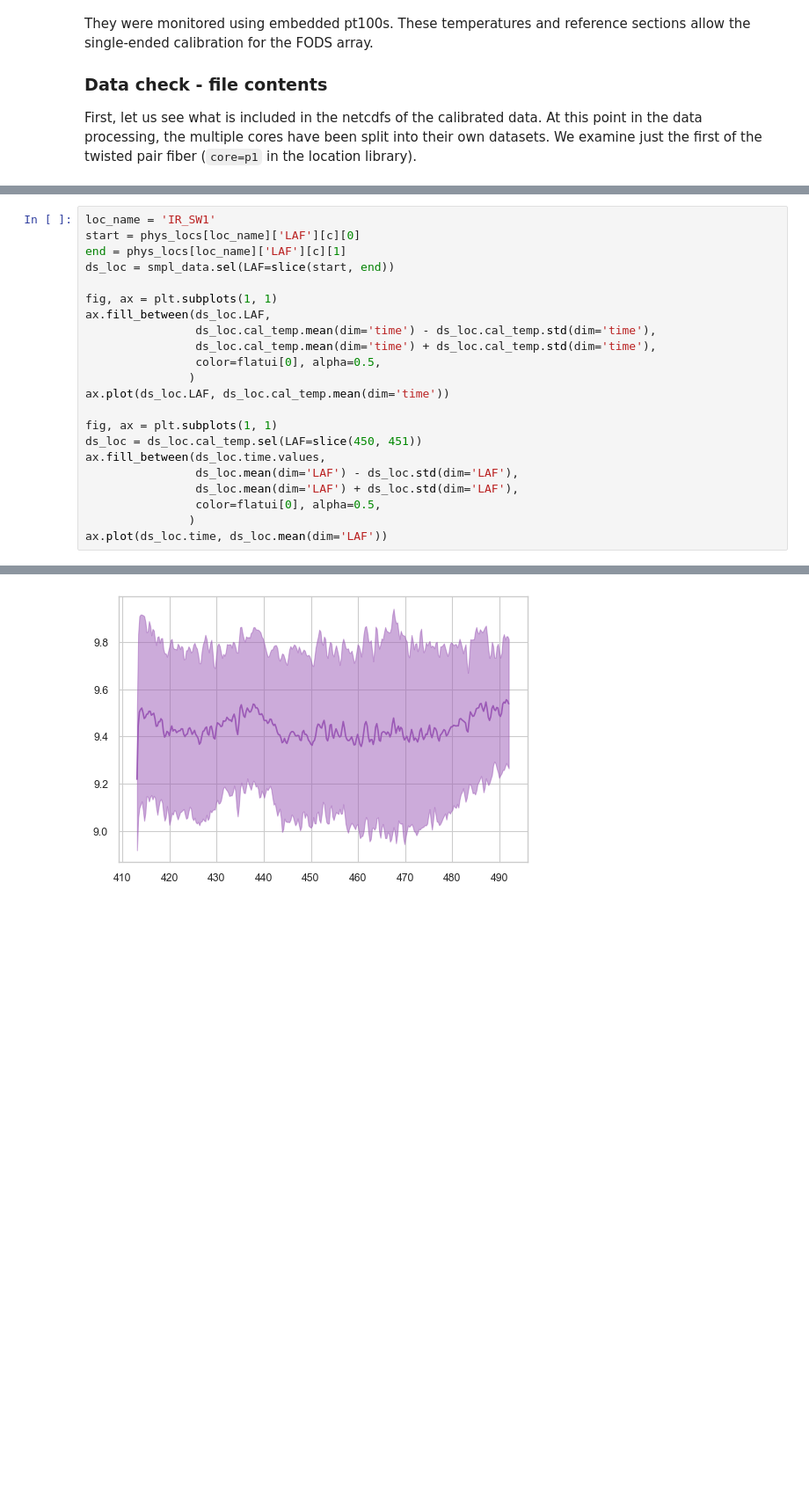
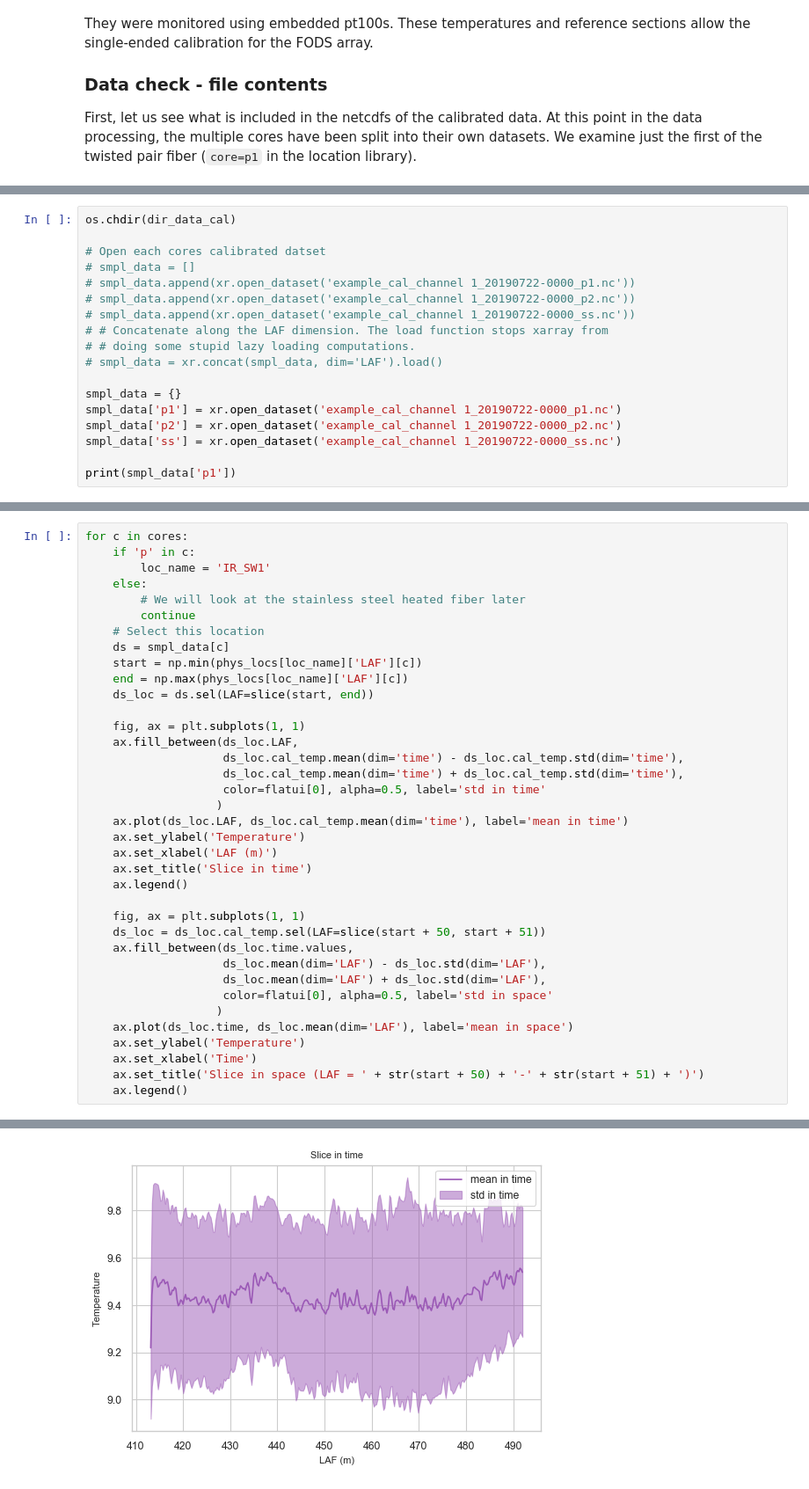
Before and after one commit to klapo/pyfocs, a Jupyter notebook: example/pyfocs_ex2_calibcheck.ipynb, the cells around one changed output, grey strips where cells are left out. Shown at 88% size. Cells and saved outputs as stored; diff of their text form; blank space fills up the shorter version.

```diff
--- a/example/pyfocs_ex2_calibcheck.ipynb
+++ b/example/pyfocs_ex2_calibcheck.ipynb
@@ -145,0 +129,18 @@ Data variables:
+# %%
+os.chdir(dir_data_cal)
+
+# Open each cores calibrated datset
+# smpl_data = []
+# smpl_data.append(xr.open_dataset('example_cal_channel 1_20190722-0000_p1.nc'))
+# smpl_data.append(xr.open_dataset('example_cal_channel 1_20190722-0000_p2.nc'))
+# smpl_data.append(xr.open_dataset('example_cal_channel 1_20190722-0000_ss.nc'))
+# # Concatenate along the LAF dimension. The load function stops xarray from
+# # doing some stupid lazy loading computations.
+# smpl_data = xr.concat(smpl_data, dim='LAF').load()
+
+smpl_data = {}
+smpl_data['p1'] = xr.open_dataset('example_cal_channel 1_20190722-0000_p1.nc')
+smpl_data['p2'] = xr.open_dataset('example_cal_channel 1_20190722-0000_p2.nc')
+smpl_data['ss'] = xr.open_dataset('example_cal_channel 1_20190722-0000_ss.nc')
+
+print(smpl_data['p1'])
@@ -258,23 +260,38 @@ fig.colorbar(im)
 # %%
-loc_name = 'IR_SW1'
-start = phys_locs[loc_name]['LAF'][c][0]
-end = phys_locs[loc_name]['LAF'][c][1]
-ds_loc = smpl_data.sel(LAF=slice(start, end))
+for c in cores:
+    if 'p' in c:
+        loc_name = 'IR_SW1'
+    else:
+        # We will look at the stainless steel heated fiber later
+        continue
+    # Select this location
+    ds = smpl_data[c]
+    start = np.min(phys_locs[loc_name]['LAF'][c])
+    end = np.max(phys_locs[loc_name]['LAF'][c])
+    ds_loc = ds.sel(LAF=slice(start, end))
 
-fig, ax = plt.subplots(1, 1)
-ax.fill_between(ds_loc.LAF,
-                ds_loc.cal_temp.mean(dim='time') - ds_loc.cal_temp.std(dim='time'),
-                ds_loc.cal_temp.mean(dim='time') + ds_loc.cal_temp.std(dim='time'),
-                color=flatui[0], alpha=0.5,
-               )
-ax.plot(ds_loc.LAF, ds_loc.cal_temp.mean(dim='time'))
+    fig, ax = plt.subplots(1, 1)
+    ax.fill_between(ds_loc.LAF,
+                    ds_loc.cal_temp.mean(dim='time') - ds_loc.cal_temp.std(dim='time'),
+                    ds_loc.cal_temp.mean(dim='time') + ds_loc.cal_temp.std(dim='time'),
+                    color=flatui[0], alpha=0.5, label='std in time'
+                   )
+    ax.plot(ds_loc.LAF, ds_loc.cal_temp.mean(dim='time'), label='mean in time')
+    ax.set_ylabel('Temperature')
+    ax.set_xlabel('LAF (m)')
+    ax.set_title('Slice in time')
+    ax.legend()
 
-fig, ax = plt.subplots(1, 1)
-ds_loc = ds_loc.cal_temp.sel(LAF=slice(450, 451))
-ax.fill_between(ds_loc.time.values,
-                ds_loc.mean(dim='LAF') - ds_loc.std(dim='LAF'),
-                ds_loc.mean(dim='LAF') + ds_loc.std(dim='LAF'),
-                color=flatui[0], alpha=0.5,
-               )
-ax.plot(ds_loc.time, ds_loc.mean(dim='LAF'))
+    fig, ax = plt.subplots(1, 1)
+    ds_loc = ds_loc.cal_temp.sel(LAF=slice(start + 50, start + 51))
+    ax.fill_between(ds_loc.time.values,
+                    ds_loc.mean(dim='LAF') - ds_loc.std(dim='LAF'),
+                    ds_loc.mean(dim='LAF') + ds_loc.std(dim='LAF'),
+                    color=flatui[0], alpha=0.5, label='std in space'
+                   )
+    ax.plot(ds_loc.time, ds_loc.mean(dim='LAF'), label='mean in space')
+    ax.set_ylabel('Temperature')
+    ax.set_xlabel('Time')
+    ax.set_title('Slice in space (LAF = ' + str(start + 50) + '-' + str(start + 51) + ')')
+    ax.legend()
 # %% [output]
@@ -282 +298 @@ ax.plot(ds_loc.time, ds_loc.mean(dim='LAF'))
-[figure, old version]
+[figure, new version]
```
Also changed, not shown: parts of 16 cells of this notebook, 7 other files.
